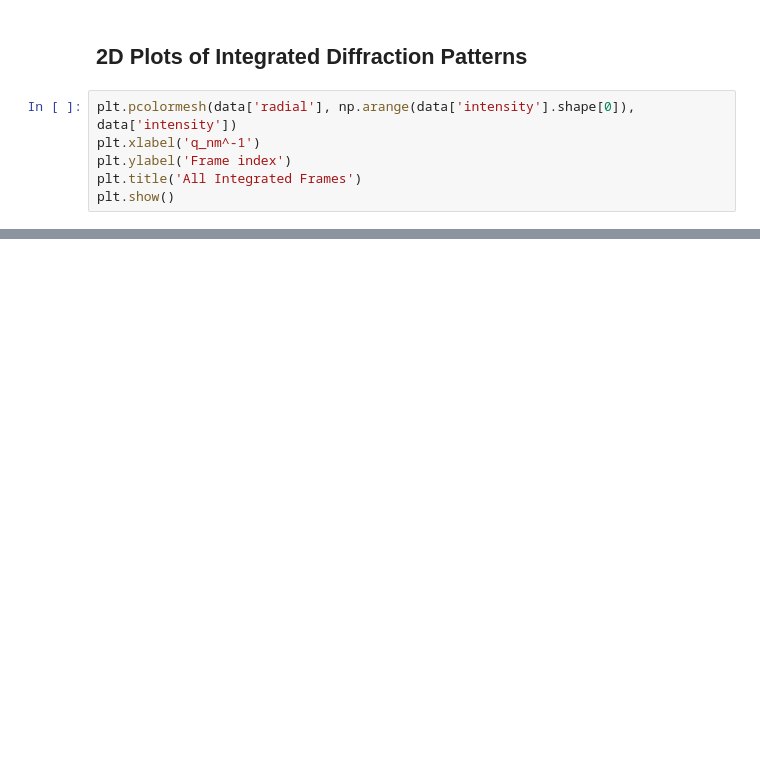
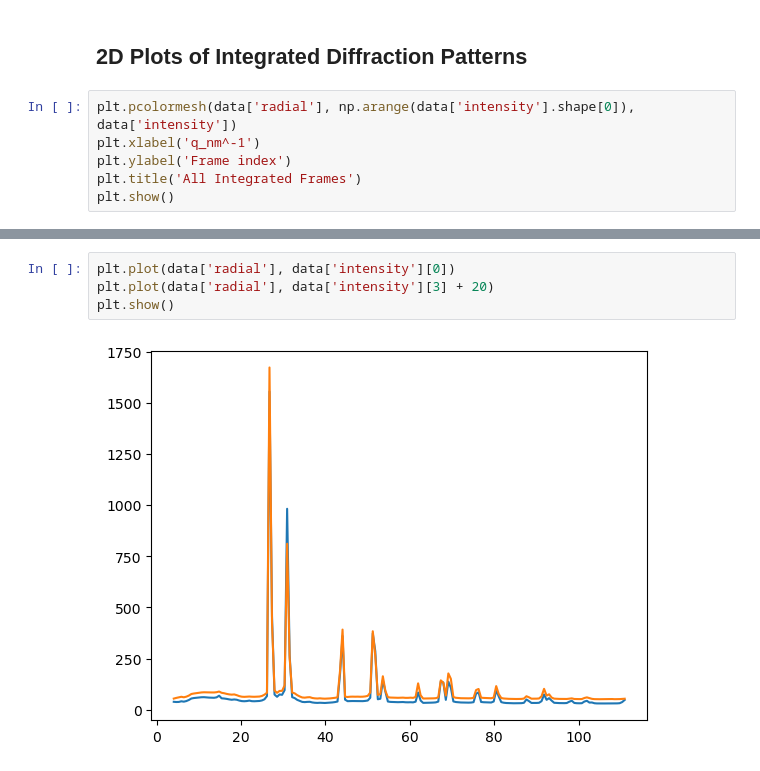
Before and after one commit to CHESSComputing/CHAP-Training-Examples-Materials, a Jupyter notebook: example_01/visualize.ipynb, the cells around one changed output, grey strips where cells are left out. Saved outputs shown, nothing was run; the diff lists cells and outputs as text; blank space fills up the shorter version.

Commit message:
add: simple matplotlib exercises (including images of example results)

```diff
--- a/example_01/visualize.ipynb
+++ b/example_01/visualize.ipynb
@@ -91,0 +120,6 @@ plt.show()
+# %%
+plt.plot(data['radial'], data['intensity'][0])
+plt.plot(data['radial'], data['intensity'][3] + 20)
+plt.show()
+# %% [output]
+[figure, added]
```
Also changed, not shown: parts of 9 cells of this notebook, 3 other files.
